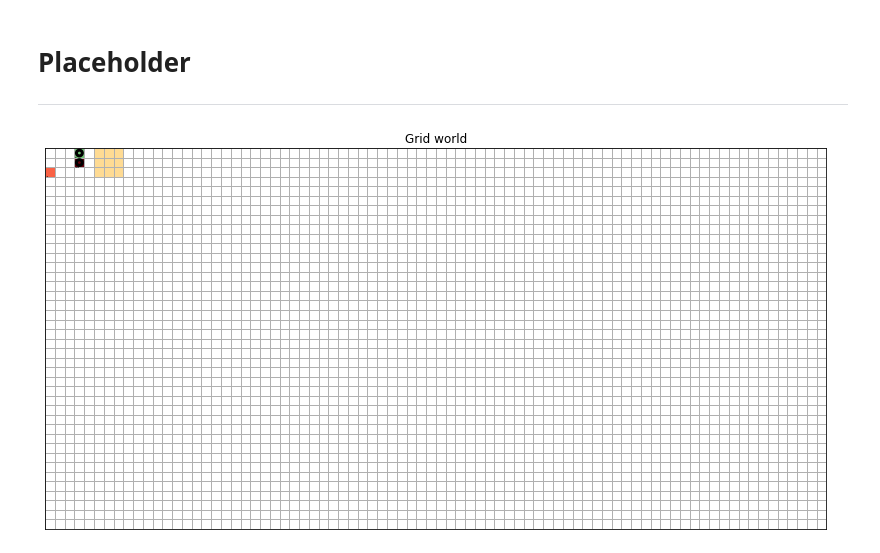
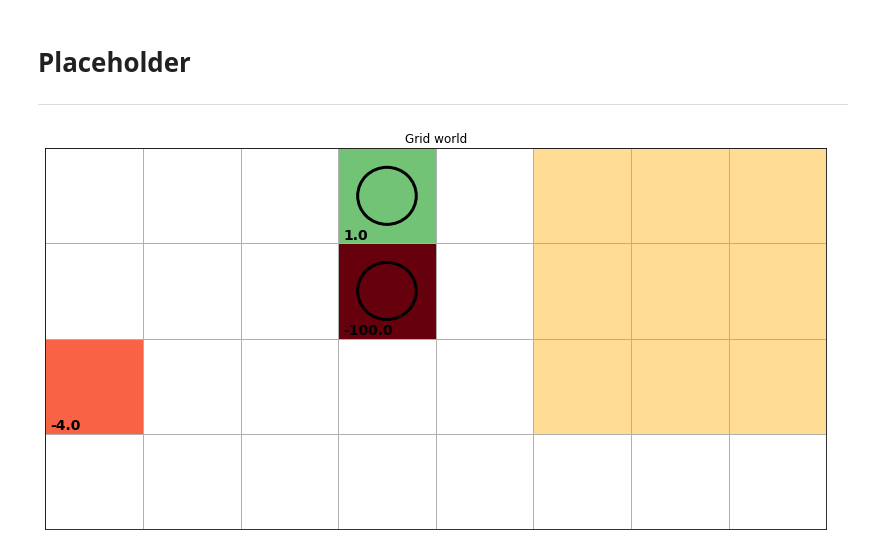
Before and after one commit to nkiehne/jupyter-notebooks, a Jupyter notebook: Intro Reinforcement Learning.ipynb, the cells around one changed output. Saved outputs shown, nothing was run; the diff lists cells and outputs as text; code cells hidden in the pictures.

```diff
--- a/Intro Reinforcement Learning.ipynb
+++ b/Intro Reinforcement Learning.ipynb
@@ -576,7 +576,7 @@ IPython.display.HTML('''
 # Placeholder
 ***
 # %%
-w=80; h=40; rho=1.0; step_reward=-0.04;
+w=8; h=4; rho=1.0; step_reward=-0.04;
 
 actions = np.array([
     [-1,0], # UP
@@ -584,34 +584,34 @@ actions = np.array([
     [0,-1], # Left
     [0,1], # Right
 ])
 cell_rewards={
     (0,3): 1,
     (1,3): -100,
     #(1,6): 1,
     (2,0): -4,
 }
 terminal_states=[
     [0,3],
     [1,3],
 ]
 blocked=[
     [0,5],
     [1,5],
     [2,5],
     [0,6],
     [1,6],
     [2,6],
     [0,7],
     [1,7],
     [2,7],
 ]
 
 gw  = Gridworld(w=w, h=h, rho=rho, step_reward=step_reward,
                 cell_rewards=cell_rewards, actions=actions,
                 terminal_states=terminal_states, blocked_cells=blocked)
 gw.plot(height=7)
 # %% [output]
-[figure, old version]
+[figure, new version]
 # %%
 #vi = mdp.ValueIteration(gw.p, gw.r, 0.9, max_iter=1e5)
 vi = mdp.PolicyIteration(gw.p, gw.r, 0.99, max_iter=50, eval_type=0)
```
Also changed, not shown: parts of 6 cells of this notebook.
